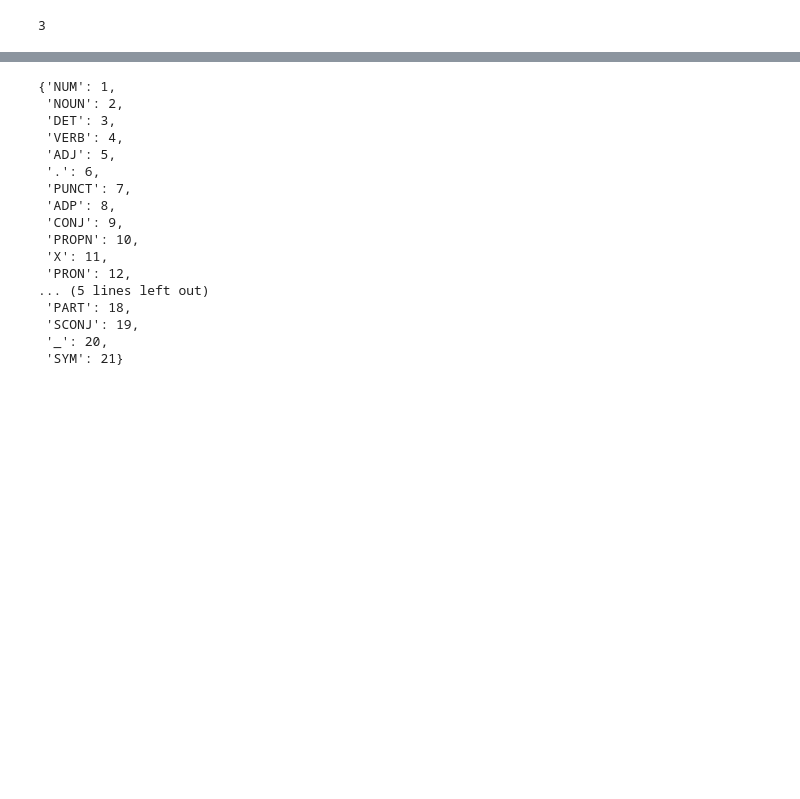
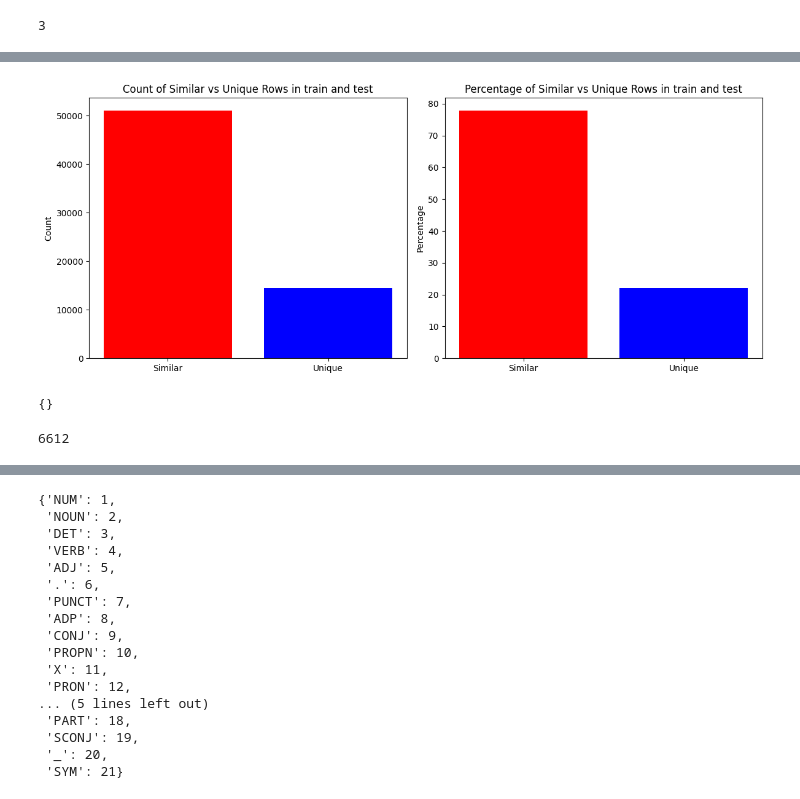
Before and after one commit to substobeme/NLPassignment1, a Jupyter notebook: assignment1.ipynb, the cells around one changed output, grey strips where cells are left out. Drawn from its saved outputs; the diff is of its cells as text; code cells hidden in the pictures; blank space fills up the shorter version.

```diff
--- a/assignment1.ipynb
+++ b/assignment1.ipynb
@@ -85,0 +114,15 @@ tag2idx['DET']
+# %%
+column_name = df_train.columns[0]
+
+train_set = set(df_train[column_name].apply(tuple))
+test_set = set(df_test[column_name].apply(tuple))
+
+sim_rows = train_set.intersection(test_set)
+sim_cnt = len(sim_rows)
+test_rows = len(df_test)
+uniq_cnt = test_rows - sim_cnt
+
+s_pcnt = (sim_cnt / test_rows) * 100
+u_pcnt = 100 - s_pcnt
+
+df_test_2 = df_test[~df_test[column_name].isin(df_train[column_name])].reset_index(drop=True)
@@ -85,0 +138,15 @@ tag2idx['DET']
+# %%
+fig, axes = plt.subplots(1, 2, figsize=(12, 5))
+
+axes[0].bar(["Similar", "Unique"], [sim_cnt, uniq_cnt], color=["red", "blue"])
+axes[0].set_ylabel("Count")
+axes[0].set_title("Count of Similar vs Unique Rows in train and test")
+
+axes[1].bar(["Similar", "Unique"], [s_pcnt, u_pcnt], color=["red", "blue"])
+axes[1].set_ylabel("Percentage")
+axes[1].set_title("Percentage of Similar vs Unique Rows in train and test")
+
+plt.tight_layout()
+plt.show()
+# %% [output]
+[figure, added]
@@ -85,0 +167,8 @@ tag2idx['DET']
+# %%
+tag2idxt
+# %% [output]
+{}
+# %%
+len(vocab2idxt)
+# %% [output]
+6612
```
Also changed, not shown: parts of 32 cells of this notebook.
